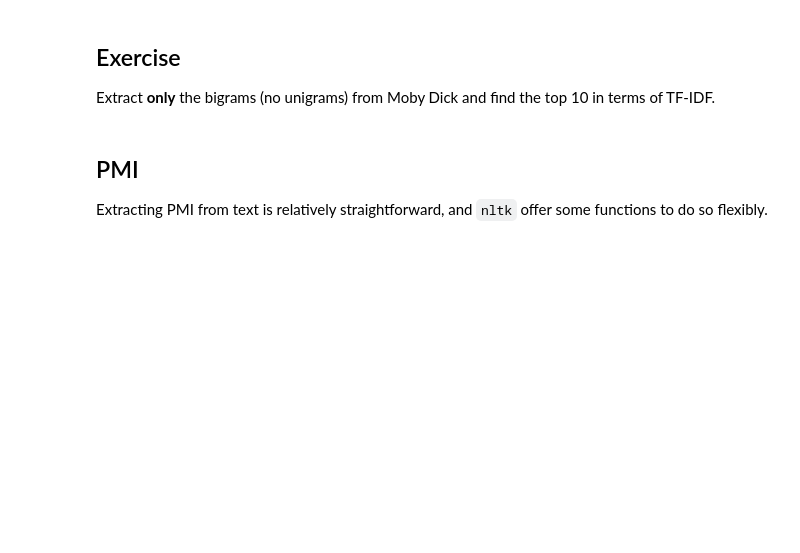
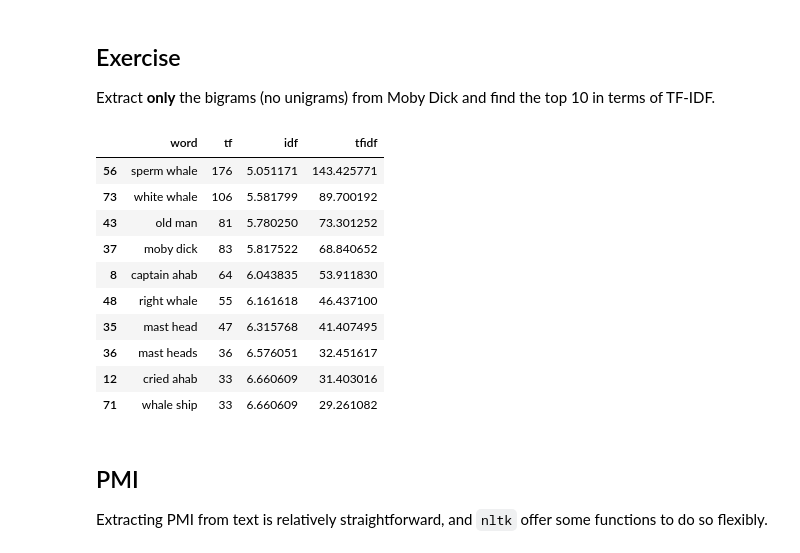
Before and after one commit to AzzaAbdelGhani/Natural_Language_Processing, a Jupyter notebook: Labs/3_Information_Retrieval.ipynb, the cells around one changed output. Saved outputs shown, nothing was run; the diff lists cells and outputs as text; code cells hidden in the pictures; blank space fills up the shorter version.

```diff
--- a/Labs/3_Information_Retrieval.ipynb
+++ b/Labs/3_Information_Retrieval.ipynb
@@ -128,3 +290,35 @@ Extract **only** the bigrams (no unigrams) from Moby Dick and find the top 10 in
+# %%
+# your code
+tfidf_vectorizer_bigrams = TfidfVectorizer(analyzer='word',
+                                   min_df=0.001,
+                                   max_df=0.75,
+                                   stop_words='english',
+                                   sublinear_tf=True,
+                                   ngram_range = (2,2)
+                                   )
+X3 = tfidf_vectorizer_bigrams.fit_transform(documents)
+vectorizer_bigrams = CountVectorizer(analyzer='word', min_df=0.001, max_df=0.75, stop_words='english', ngram_range=(2,2))
+X4 = vectorizer_bigrams.fit_transform(documents)
+
+df_bigrams = pd.DataFrame(data={'word': vectorizer_bigrams.get_feature_names(),
+                        'tf': X4.sum(axis=0).A1,
+                        'idf': tfidf_vectorizer_bigrams.idf_,
+                        'tfidf': X3.sum(axis=0).A1
+                       })
+df_bigrams = df_bigrams.sort_values(['tfidf', 'tf', 'idf'], ascending=False)
+df_bigrams[:10]
+# %% [output]
+|  | word | tf | idf | tfidf |
+| 56 | sperm whale | 176 | 5.051171 | 143.425771 |
+| 73 | white whale | 106 | 5.581799 | 89.700192 |
+| 43 | old man | 81 | 5.780250 | 73.301252 |
+| 37 | moby dick | 83 | 5.817522 | 68.840652 |
+| 8 | captain ahab | 64 | 6.043835 | 53.911830 |
+| 48 | right whale | 55 | 6.161618 | 46.437100 |
+| 35 | mast head | 47 | 6.315768 | 41.407495 |
+| 36 | mast heads | 36 | 6.576051 | 32.451617 |
+| 12 | cried ahab | 33 | 6.660609 | 31.403016 |
+| 71 | whale ship | 33 | 6.660609 | 29.261082 |
 # %% [markdown]
 ## PMI
 Extracting PMI from text is relatively straightforward, and `nltk` offer some functions to do so flexibly.
```
Also changed, not shown: parts of 33 cells of this notebook.
